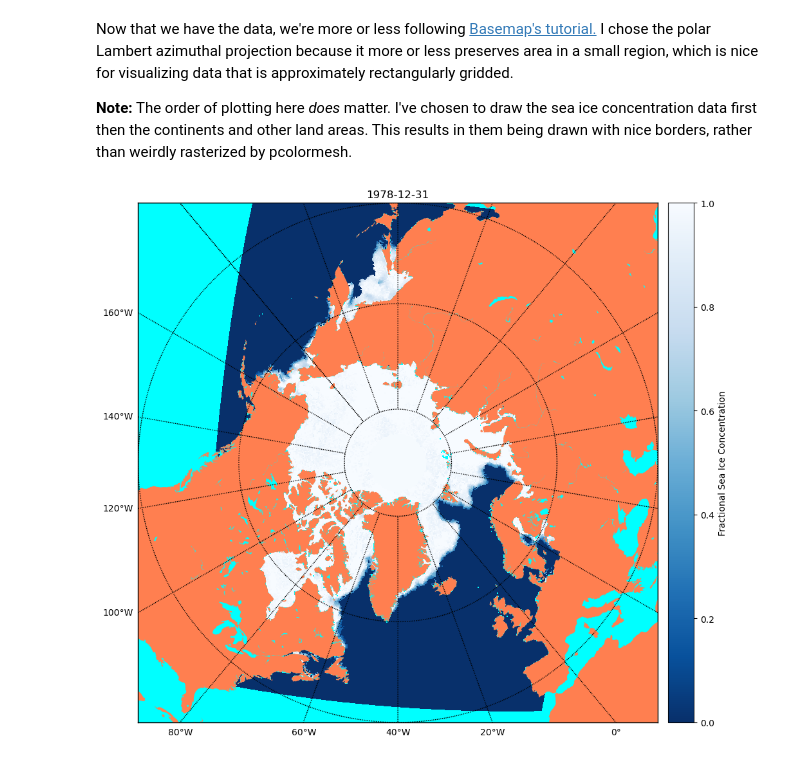
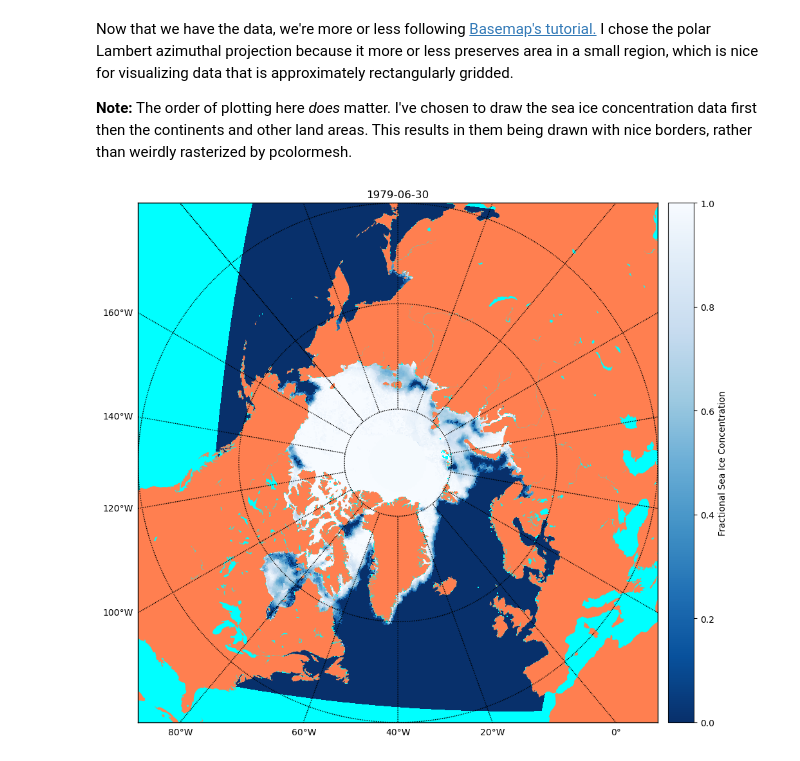
Before and after one commit to asher-m/neuralpde, a Jupyter notebook: examples/plotting.ipynb, the cells around one changed output. Drawn from its saved outputs; the diff is of its cells as text; code cells hidden in the pictures.

Commit message:
examples: change date lookup

```diff
--- a/examples/plotting.ipynb
+++ b/examples/plotting.ipynb
@@ -23,7 +24,7 @@ cmap = plt.get_cmap('Blues_r')
 # %% [markdown]
 We want to plot some data, so you'll first need to download it.  Make sure to [read this](../data.md) for some instructions on how to get the data.
 # %%
-d = neuralpde.nc.SeaIceV4(glob.glob('../data/V4/*1978*.nc'))
+d = neuralpde.nc.SeaIceV4(sorted(glob.glob('../data/V4/*197*.nc')))
 # %% [markdown]
 Now that we have the data, we're more or less following [Basemap's tutorial.](https://matplotlib.org/basemap/stable/users/plaea.html)  I chose the polar Lambert azimuthal projection because it more or less preserves area in a small region, which is nice for visualizing data that is approximately rectangularly gridded.
 
@@ -36,32 +37,32 @@ def plot_seaice(long, lat, data,
                 saveas: Optional[str] = None,
                 show: Optional[bool] = False):
     plt.subplots(1, 1, figsize=FIGSIZE)
     m = Basemap(projection='nplaea', boundinglat=40, lon_0=320, resolution='l')
 
     m.pcolormesh(long, lat, data, cmap=cmap, latlon=True)
 
     m.fillcontinents(color='coral', lake_color='aqua')
     m.drawmapboundary(fill_color='aqua')
     m.drawparallels([40, 60, 80])
     m.drawmeridians(np.arange(-180.,181.,20.), labels=[True, False, False, True])
 
     cbar = m.colorbar(cmap=cmap)
     if cmap_label:
         cbar.set_label(cmap_label)
     if title:
         plt.title(title)
     plt.tight_layout()
 
     if saveas:
         if not (parent := Path(saveas).parent).exists(): parent.mkdir(exist_ok=True, parents=True)
         plt.savefig(saveas)
     if show or not saveas:
         plt.show()
 
 import warnings
 warnings.filterwarnings('ignore')  # ignore warnings about non-monotonically increasing bin centers in pcolormesh
 
-i = -1
+i = np.searchsorted(d.date, datetime.date(1979, 6, 30))
 plot_seaice(d.longitude, d.latitude, d.seaice_conc[i], cmap_label='Fractional Sea Ice Concentration', title=f'{d.date[i].strftime("%F")}')
 # %% [output]
-[figure, old version]
+[figure, new version]
```
Also changed, not shown: parts of 1 cell of this notebook.
